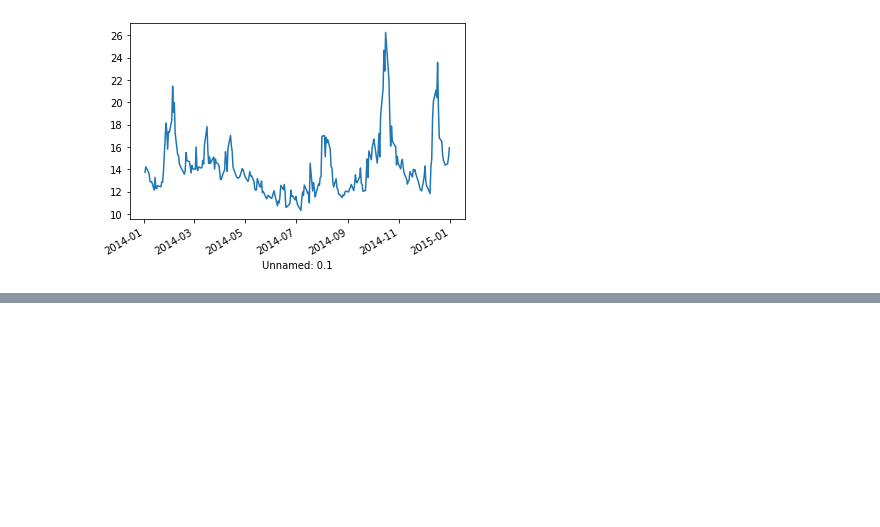
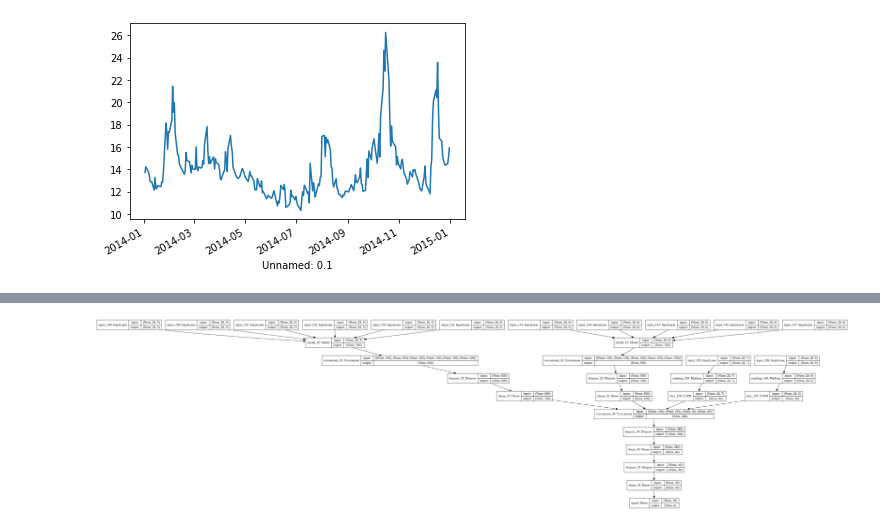
Before and after one commit to physikcat/PredictPrice, a Jupyter notebook: PridictPrice_datetime.ipynb, the cells around one changed output, grey strips where cells are left out. Saved outputs shown, nothing was run; the diff lists cells and outputs as text; code cells hidden in the pictures; blank space fills up the shorter version.

```diff
--- a/PridictPrice_datetime.ipynb
+++ b/PridictPrice_datetime.ipynb
@@ -355,0 +726,20 @@ vix_pct.plot()
+# %%
+comex = ["COMEX_Copper_train",
+         "COMEX_Gold_train",
+         "COMEX_Palladium_train",
+         "COMEX_Platinum_train",
+         "COMEX_Silver_train"]
+
+comex_list = [X_train_dict[dict_name] for dict_name in comex]
+
+lme   = [
+           "LMEAluminium3M_train",
+           "LMECopper3M_train",
+           "LMELead3M_train",
+           "LMENickel3M_train",
+           "LMETin3M_train",
+           "LMEZinc3M_train", ]
+
+lme_list = [X_train_dict[dict_name] for dict_name in lme]
+
+model = trainRNN(comex_list, lme_list, X_train_dict["Indices_all"], X_train_dict["IO_all"],  Y_label_1d_df.values)
@@ -355,0 +764,4 @@ vix_pct.plot()
+# %%
+keras.utils.plot_model(model, show_shapes=True)
+# %% [output]
+[figure, added]
```
Also changed, not shown: parts of 17 cells of this notebook.
